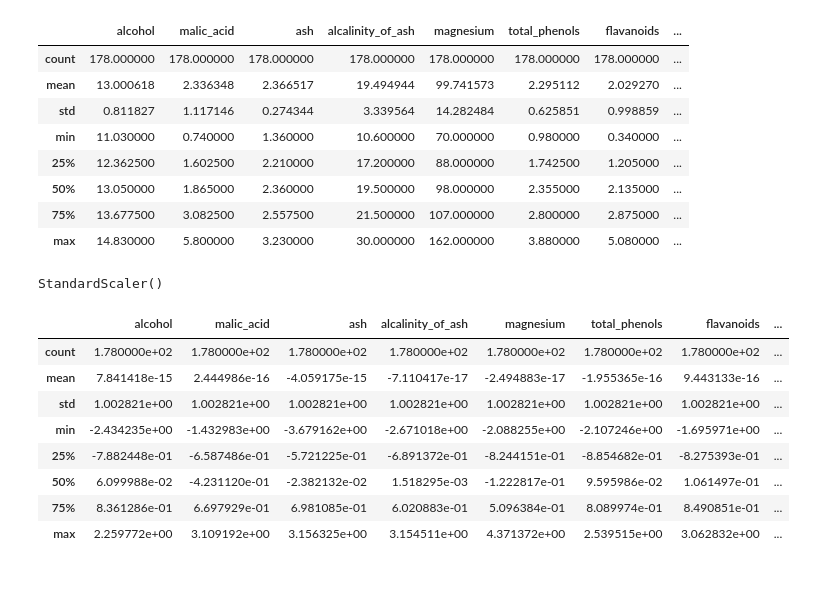
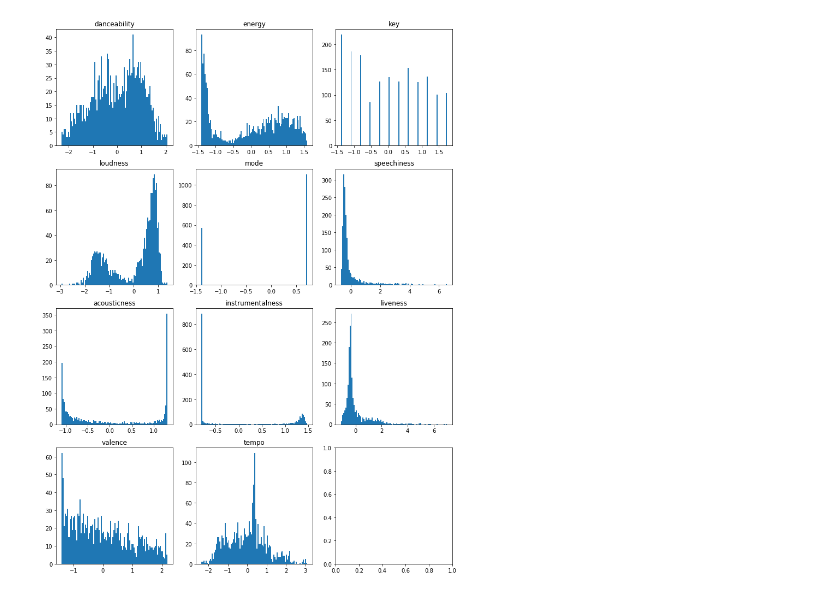
Before and after one commit to basilpt92/WebScrapingProject, a Jupyter notebook: K-mean Modelling .ipynb, the cells around one changed output. Drawn from its saved outputs; the diff is of its cells as text; code cells hidden in the pictures.

```diff
--- a/K-mean Modelling .ipynb
+++ b/K-mean Modelling .ipynb
@@ -19,17 +72,0 @@ x.head()
-# %%
-x.describe()
-# %% [output]
-|  | alcohol | malic_acid | ash | alcalinity_of_ash | magnesium | total_phenols | flavanoids | ... |
-| count | 178.000000 | 178.000000 | 178.000000 | 178.000000 | 178.000000 | 178.000000 | 178.000000 | ... |
-| mean | 13.000618 | 2.336348 | 2.366517 | 19.494944 | 99.741573 | 2.295112 | 2.029270 | ... |
-| std | 0.811827 | 1.117146 | 0.274344 | 3.339564 | 14.282484 | 0.625851 | 0.998859 | ... |
-| min | 11.030000 | 0.740000 | 1.360000 | 10.600000 | 70.000000 | 0.980000 | 0.340000 | ... |
-| 25% | 12.362500 | 1.602500 | 2.210000 | 17.200000 | 88.000000 | 1.742500 | 1.205000 | ... |
-| 50% | 13.050000 | 1.865000 | 2.360000 | 19.500000 | 98.000000 | 2.355000 | 2.135000 | ... |
-| 75% | 13.677500 | 3.082500 | 2.557500 | 21.500000 | 107.000000 | 2.800000 | 2.875000 | ... |
-| max | 14.830000 | 5.800000 | 3.230000 | 30.000000 | 162.000000 | 3.880000 | 5.080000 | ... |
-# %%
-scaler = StandardScaler()
-scaler.fit(x)
-# %% [output]
-StandardScaler()
@@ -40,13 +73,33 @@ x_scaled_df = pd.DataFrame(x_scaled, columns = x.columns)
-# %%
-x_scaled_df.describe()
-# %% [output]
-|  | alcohol | malic_acid | ash | alcalinity_of_ash | magnesium | total_phenols | flavanoids | ... |
-| count | 1.780000e+02 | 1.780000e+02 | 1.780000e+02 | 1.780000e+02 | 1.780000e+02 | 1.780000e+02 | 1.780000e+02 | ... |
-| mean | 7.841418e-15 | 2.444986e-16 | -4.059175e-15 | -7.110417e-17 | -2.494883e-17 | -1.955365e-16 | 9.443133e-16 | ... |
-| std | 1.002821e+00 | 1.002821e+00 | 1.002821e+00 | 1.002821e+00 | 1.002821e+00 | 1.002821e+00 | 1.002821e+00 | ... |
-| min | -2.434235e+00 | -1.432983e+00 | -3.679162e+00 | -2.671018e+00 | -2.088255e+00 | -2.107246e+00 | -1.695971e+00 | ... |
-| 25% | -7.882448e-01 | -6.587486e-01 | -5.721225e-01 | -6.891372e-01 | -8.244151e-01 | -8.854682e-01 | -8.275393e-01 | ... |
-| 50% | 6.099988e-02 | -4.231120e-01 | -2.382132e-02 | 1.518295e-03 | -1.222817e-01 | 9.595986e-02 | 1.061497e-01 | ... |
-| 75% | 8.361286e-01 | 6.697929e-01 | 6.981085e-01 | 6.020883e-01 | 5.096384e-01 | 8.089974e-01 | 8.490851e-01 | ... |
-| max | 2.259772e+00 | 3.109192e+00 | 3.156325e+00 | 3.154511e+00 | 4.371372e+00 | 2.539515e+00 | 3.062832e+00 | ... |
+# %%
+fig, ax = plt.subplots(4,3, figsize = (13,18))
+
+ax[0,0].set_title('danceability')
+ax[0,1].set_title('energy')
+ax[0,2].set_title('key')
+ax[1,0].set_title('loudness')
+ax[1,1].set_title('mode')
+ax[1,2].set_title('speechiness')
+ax[2,0].set_title('acousticness')
+ax[2,1].set_title('instrumentalness')
+ax[2,2].set_title('liveness')
+ax[3,0].set_title('valence')
+ax[3,1].set_title('tempo')
+
+
+ax[0,0].hist(x_scaled_df['danceability'], bins = 100)           #sns.distplot(dataframe)
+ax[0,1].hist(x_scaled_df['energy'], bins = 100)
+ax[0,2].hist(x_scaled_df['key'], bins = 100)
+ax[1,0].hist(x_scaled_df['loudness'], bins =100)
+ax[1,1].hist(x_scaled_df['mode'], bins =100)
+ax[1,2].hist(x_scaled_df['speechiness'], bins =100)
+ax[2,0].hist(x_scaled_df['acousticness'], bins =100)
+ax[2,1].hist(x_scaled_df['instrumentalness'], bins =100)
+ax[2,2].hist(x_scaled_df['liveness'], bins =100)
+ax[3,0].hist(x_scaled_df['valence'], bins =100)
+ax[3,1].hist(x_scaled_df['tempo'], bins =100)
+
+
+plt.show()
+# %% [output]
+[figure, added]
 # %%
```
Also changed, not shown: parts of 26 cells of this notebook, 1 other file.
